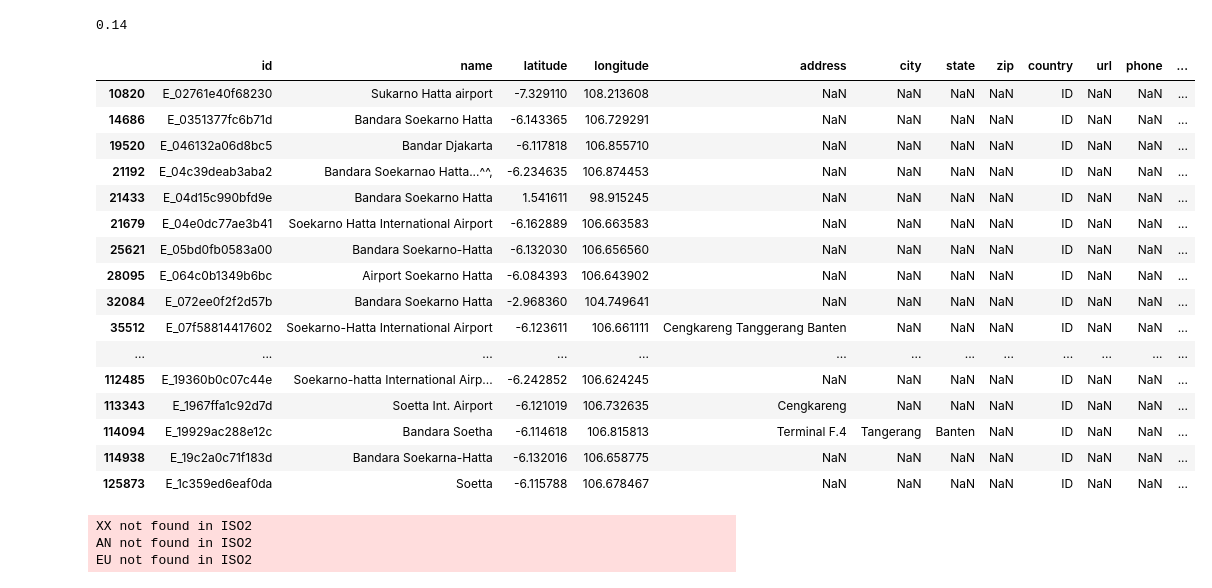
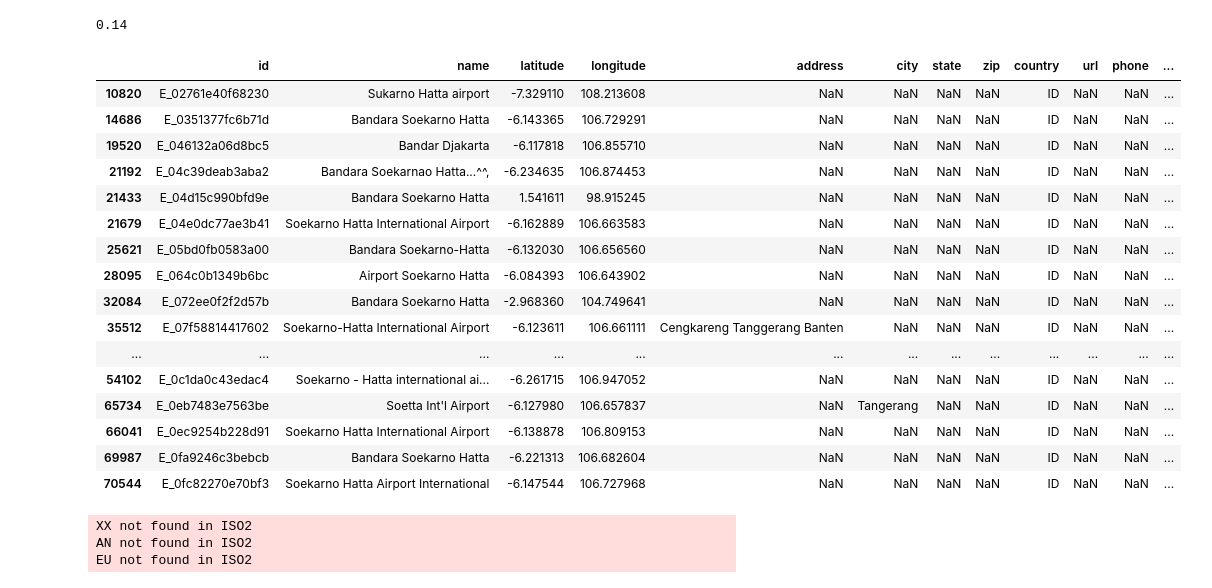
Before and after one commit to WilliamLLee/Foursquare_Location_Matching, a Jupyter notebook: tools/data_viewers.ipynb, the cells around one changed output. Cells and saved outputs as stored; diff of their text form; code cells hidden in the pictures.

```diff
--- a/tools/data_viewers.ipynb
+++ b/tools/data_viewers.ipynb
@@ -183,25 +209,25 @@ round(poi_groups_size[poi_groups_size['size'] > 2]['size'].sum() / poi_groups_si
 # %% [output]
 0.14
 # %%
-train[train['point_of_interest'] == 'P_fb339198a31db3'].head(30)
+train[train['point_of_interest'] == 'P_fb339198a31db3'].head(20)
 # %% [output]
 |  | id | name | latitude | longitude | address | city | state | zip | country | url | phone | ... |
 | 10820 | E_02761e40f68230 | Sukarno Hatta airport | -7.329110 | 108.213608 | NaN | NaN | NaN | NaN | ID | NaN | NaN | ... |
 | 14686 | E_0351377fc6b71d | Bandara Soekarno Hatta | -6.143365 | 106.729291 | NaN | NaN | NaN | NaN | ID | NaN | NaN | ... |
 | 19520 | E_046132a06d8bc5 | Bandar Djakarta | -6.117818 | 106.855710 | NaN | NaN | NaN | NaN | ID | NaN | NaN | ... |
 | 21192 | E_04c39deab3aba2 | Bandara Soekarnao Hatta...^^, | -6.234635 | 106.874453 | NaN | NaN | NaN | NaN | ID | NaN | NaN | ... |
 | 21433 | E_04d15c990bfd9e | Bandara Soekarno Hatta | 1.541611 | 98.915245 | NaN | NaN | NaN | NaN | ID | NaN | NaN | ... |
 | 21679 | E_04e0dc77ae3b41 | Soekarno Hatta International Airport | -6.162889 | 106.663583 | NaN | NaN | NaN | NaN | ID | NaN | NaN | ... |
 | 25621 | E_05bd0fb0583a00 | Bandara Soekarno-Hatta | -6.132030 | 106.656560 | NaN | NaN | NaN | NaN | ID | NaN | NaN | ... |
 | 28095 | E_064c0b1349b6bc | Airport Soekarno Hatta | -6.084393 | 106.643902 | NaN | NaN | NaN | NaN | ID | NaN | NaN | ... |
 | 32084 | E_072ee0f2f2d57b | Bandara Soekarno Hatta | -2.968360 | 104.749641 | NaN | NaN | NaN | NaN | ID | NaN | NaN | ... |
 | 35512 | E_07f58814417602 | Soekarno-Hatta International Airport | -6.123611 | 106.661111 | Cengkareng Tanggerang Banten | NaN | NaN | NaN | ID | NaN | NaN | ... |
 | ... | ... | ... | ... | ... | ... | ... | ... | ... | ... | ... | ... | ... |
-| 112485 | E_19360b0c07c44e | Soekarno-hatta International Airp... | -6.242852 | 106.624245 | NaN | NaN | NaN | NaN | ID | NaN | NaN | ... |
-| 113343 | E_1967ffa1c92d7d | Soetta Int. Airport | -6.121019 | 106.732635 | Cengkareng | NaN | NaN | NaN | ID | NaN | NaN | ... |
-| 114094 | E_19929ac288e12c | Bandara Soetha | -6.114618 | 106.815813 | Terminal F.4 | Tangerang | Banten | NaN | ID | NaN | NaN | ... |
-| 114938 | E_19c2a0c71f183d | Bandara Soekarna-Hatta | -6.132016 | 106.658775 | NaN | NaN | NaN | NaN | ID | NaN | NaN | ... |
-| 125873 | E_1c359ed6eaf0da | Soetta | -6.115788 | 106.678467 | NaN | NaN | NaN | NaN | ID | NaN | NaN | ... |
+| 54102 | E_0c1da0c43edac4 | Soekarno - Hatta international ai... | -6.261715 | 106.947052 | NaN | NaN | NaN | NaN | ID | NaN | NaN | ... |
+| 65734 | E_0eb7483e7563be | Soetta Int'l Airport | -6.127980 | 106.657837 | NaN | Tangerang | NaN | NaN | ID | NaN | NaN | ... |
+| 66041 | E_0ec9254b228d91 | Soekarno Hatta International Airport | -6.138878 | 106.809153 | NaN | NaN | NaN | NaN | ID | NaN | NaN | ... |
+| 69987 | E_0fa9246c3bebcb | Bandara Soekarno Hatta | -6.221313 | 106.682604 | NaN | NaN | NaN | NaN | ID | NaN | NaN | ... |
+| 70544 | E_0fc82270e70bf3 | Soekarno Hatta Airport International | -6.147544 | 106.727968 | NaN | NaN | NaN | NaN | ID | NaN | NaN | ... |
 # %%
 cc = coco.CountryConverter()
 
```
Also changed, not shown: parts of 7 cells of this notebook, 3 other files.
